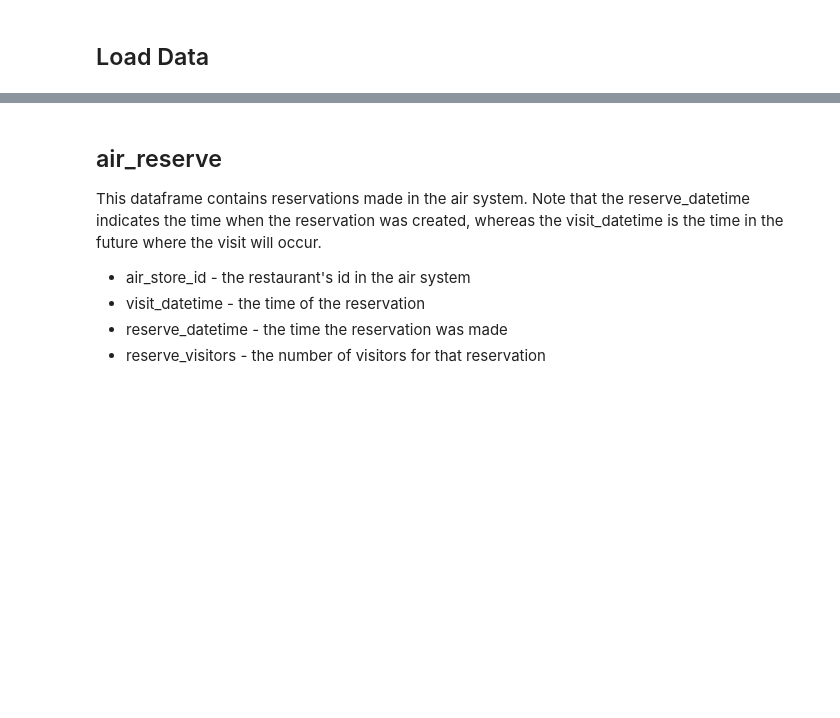
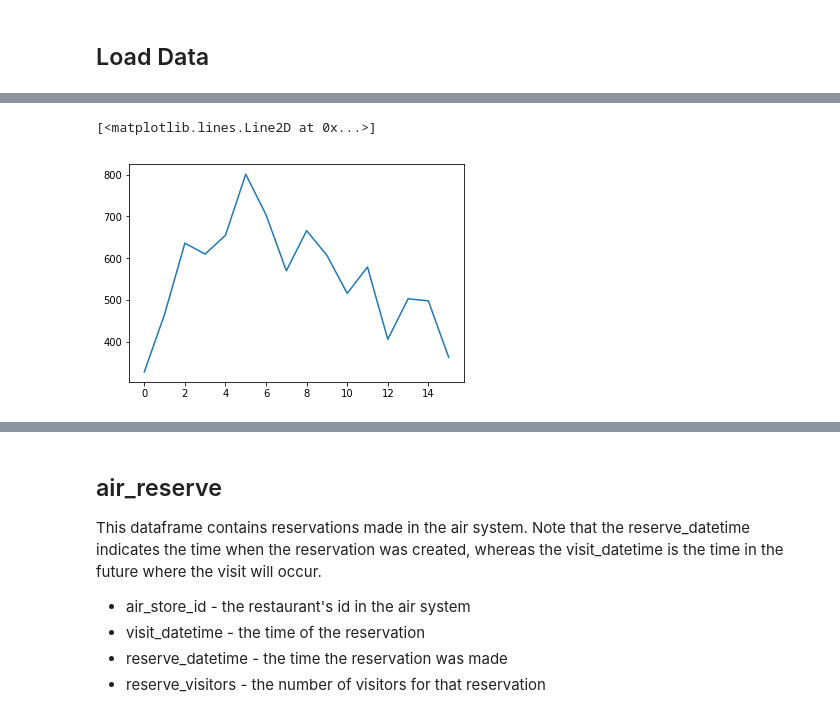
Before and after one commit to anhualin/MyLearning, a Jupyter notebook: Kaggle/Recruit_Holding/EDA1.ipynb, the cells around one changed output, grey strips where cells are left out. Saved outputs shown, nothing was run; the diff lists cells and outputs as text; code cells hidden in the pictures; blank space fills up the shorter version.

```diff
--- a/Kaggle/Recruit_Holding/EDA1.ipynb
+++ b/Kaggle/Recruit_Holding/EDA1.ipynb
@@ -35,0 +206,5 @@ store_id_relation = pd.read_csv(data_dir + '/store_id_relation.csv.zip')
+# %%
+plt.plot(c['month_ind'], c['visitors'])
+# %% [output]
+[<matplotlib.lines.Line2D at 0x...>]
+[figure, added]
```
Also changed, not shown: parts of 52 cells of this notebook.
